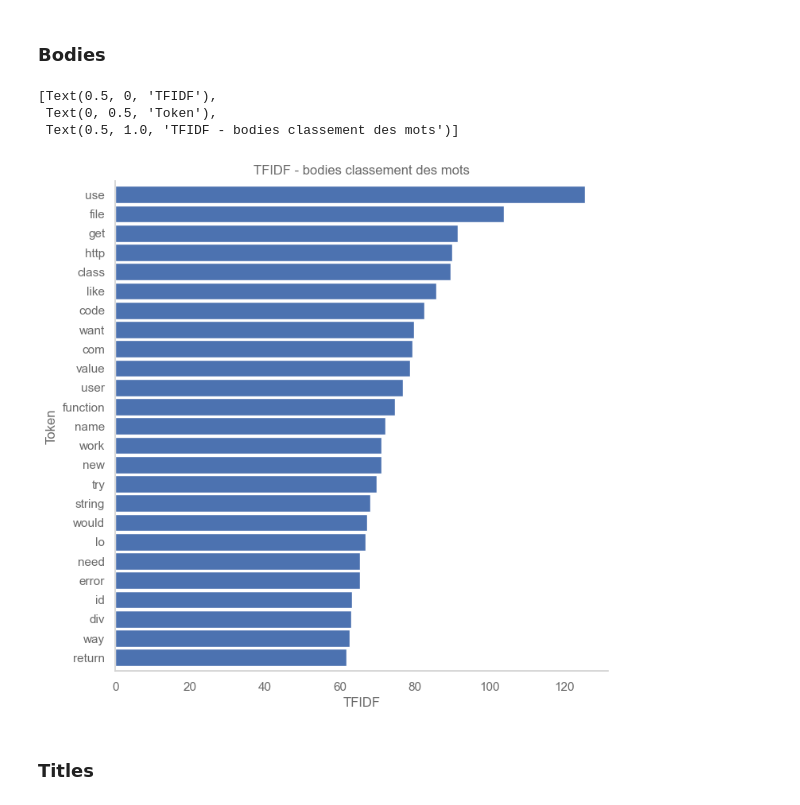
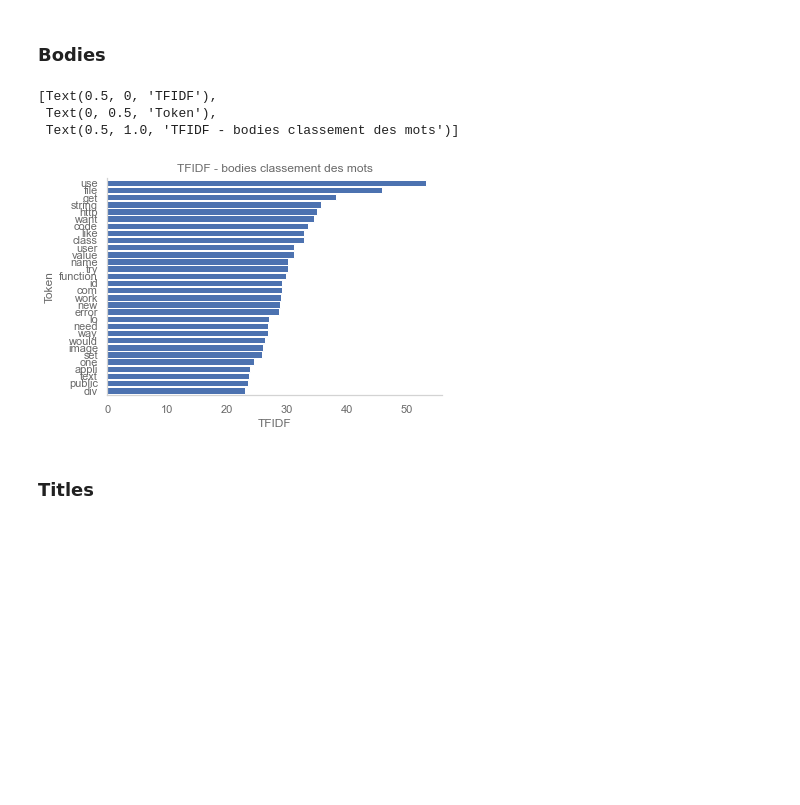
Before and after one commit to 8huit/categorisation-automatique-de-questions, a Jupyter notebook: P06_02_Categorisez_automatiquement_des_questions_Exploration.ipynb, the cells around one changed output. Drawn from its saved outputs; the diff is of its cells as text; code cells hidden in the pictures; blank space fills up the shorter version.

```diff
--- a/P06_02_Categorisez_automatiquement_des_questions_Exploration.ipynb
+++ b/P06_02_Categorisez_automatiquement_des_questions_Exploration.ipynb
@@ -174,6 +174,6 @@ start = time.time()
 # %%
 #dfCleaned=joblib.load("drive/MyDrive/Colab Notebooks/Datasets/dfCleaned.jbl.bz2")
-dfCleaned=joblib.load('dfCleaned5000.jbl.bz2')
+dfCleaned=joblib.load('dfCleaned2000.jbl.bz2')
 # %%
 dfCleaned.info()
 # %% [output]
@@ -208,6 +208,9 @@ titles=dfCleaned['TitleLemmas'].map(' '.join)
 # Pour tenir compte des titres, on les concatene aux corps de message
 dfCleaned['BodyTitleLemmas']=dfCleaned['BodyLemmas']+dfCleaned['TitleLemmas']
 bodies_titles=dfCleaned['BodyTitleLemmas'].map(' '.join)
+# %%
+# N premiers résultats à garder
+N=30
 # %% [markdown]
 # BAG OF WORDS
 # %%
@@ -291,14 +294,14 @@ response= vectorizer.fit_transform(bodies)
 dfTFIDF_bodies=pd.DataFrame(response.toarray(),columns=vectorizer.get_feature_names_out())
 sortedTFIDF_bodies=dfTFIDF_bodies.sum(axis=0).sort_values(ascending=False)
 # %%
-ax = sortedTFIDF_bodies.head(25).plot(kind='barh', width=0.90)
+ax = sortedTFIDF_bodies.head(N).plot(kind='barh', width=0.90)
 ax.invert_yaxis()
 ax.set(xlabel='TFIDF', ylabel='Token', title='TFIDF - bodies classement des mots')
 # %% [output]
 [Text(0.5, 0, 'TFIDF'),
  Text(0, 0.5, 'Token'),
  Text(0.5, 1.0, 'TFIDF - bodies classement des mots')]
-[figure, old version]
+[figure, new version]
 # %% [markdown]
 ### Titles
 # %%
```
Also changed, not shown: parts of 39 cells of this notebook, 1 other file.
